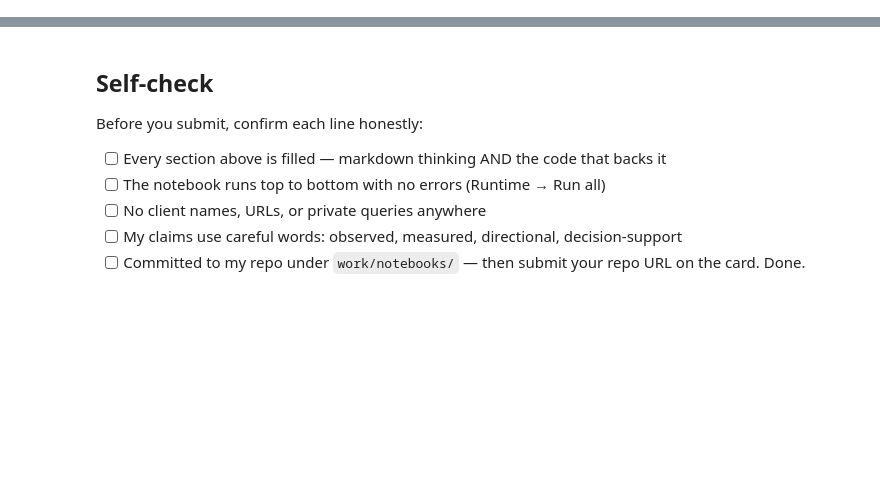
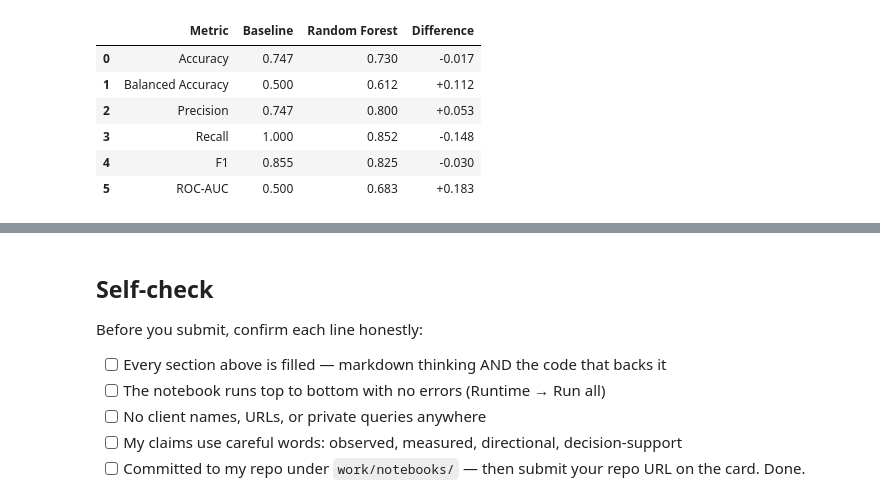
Before and after one commit to daniakhan123/flyrank-ml-internship-starter, a Jupyter notebook: work/notebooks/capstone.ipynb, the cells around one changed output, grey strips where cells are left out. Saved outputs shown, nothing was run; the diff lists cells and outputs as text; code cells hidden in the pictures; blank space fills up the shorter version.

```diff
--- a/work/notebooks/capstone.ipynb
+++ b/work/notebooks/capstone.ipynb
@@ -37,6 +441,49 @@ This analysis supports a content-prioritization decision: identifying which cont
 # %%
-# This cell is for CODE (numbers, a query, a check).
-# Write your text answer in the cell ABOVE this one — typing sentences here breaks Run All.
+# Section 4 — Honest model vs baseline comparison
+
+baseline_metrics = {
+    "Accuracy": accuracy_score(y_test, baseline_pred),
+    "Balanced Accuracy": balanced_accuracy_score(y_test, baseline_pred),
+    "Precision": precision_score(y_test, baseline_pred, zero_division=0),
+    "Recall": recall_score(y_test, baseline_pred, zero_division=0),
+    "F1": f1_score(y_test, baseline_pred, zero_division=0),
+    "ROC-AUC": 0.5
+}
+
+model_metrics = {
+    "Accuracy": results["accuracy"],
+    "Balanced Accuracy": results["balanced_accuracy"],
+    "Precision": results["precision"],
+    "Recall": results["recall"],
+    "F1": results["f1"],
+    "ROC-AUC": results["roc_auc"]
+}
+
+comparison = pd.DataFrame({
+    "Metric": list(baseline_metrics.keys()),
+    "Baseline": list(baseline_metrics.values()),
+    "Random Forest": list(model_metrics.values())
+})
+
+comparison["Difference"] = (
+    comparison["Random Forest"] - comparison["Baseline"]
+)
+
+display(
+    comparison.style.format({
+        "Baseline": "{:.3f}",
+        "Random Forest": "{:.3f}",
+        "Difference": "{:+.3f}"
+    })
+)
+# %% [output]
+|  | Metric | Baseline | Random Forest | Difference |
+| 0 | Accuracy | 0.747 | 0.730 | -0.017 |
+| 1 | Balanced Accuracy | 0.500 | 0.612 | +0.112 |
+| 2 | Precision | 0.747 | 0.800 | +0.053 |
+| 3 | Recall | 1.000 | 0.852 | -0.148 |
+| 4 | F1 | 0.855 | 0.825 | -0.030 |
+| 5 | ROC-AUC | 0.500 | 0.683 | +0.183 |
 # %% [markdown]
 ## 5. Limitations
 
```
Also changed, not shown: parts of 15 cells of this notebook.
